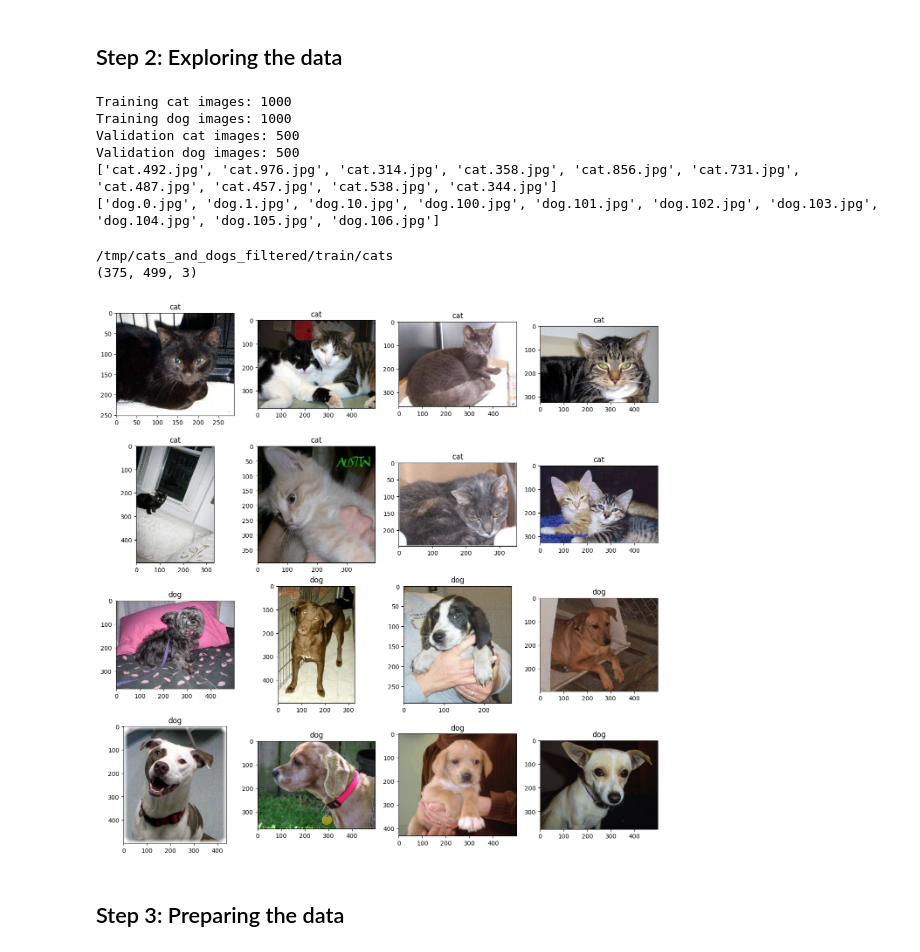
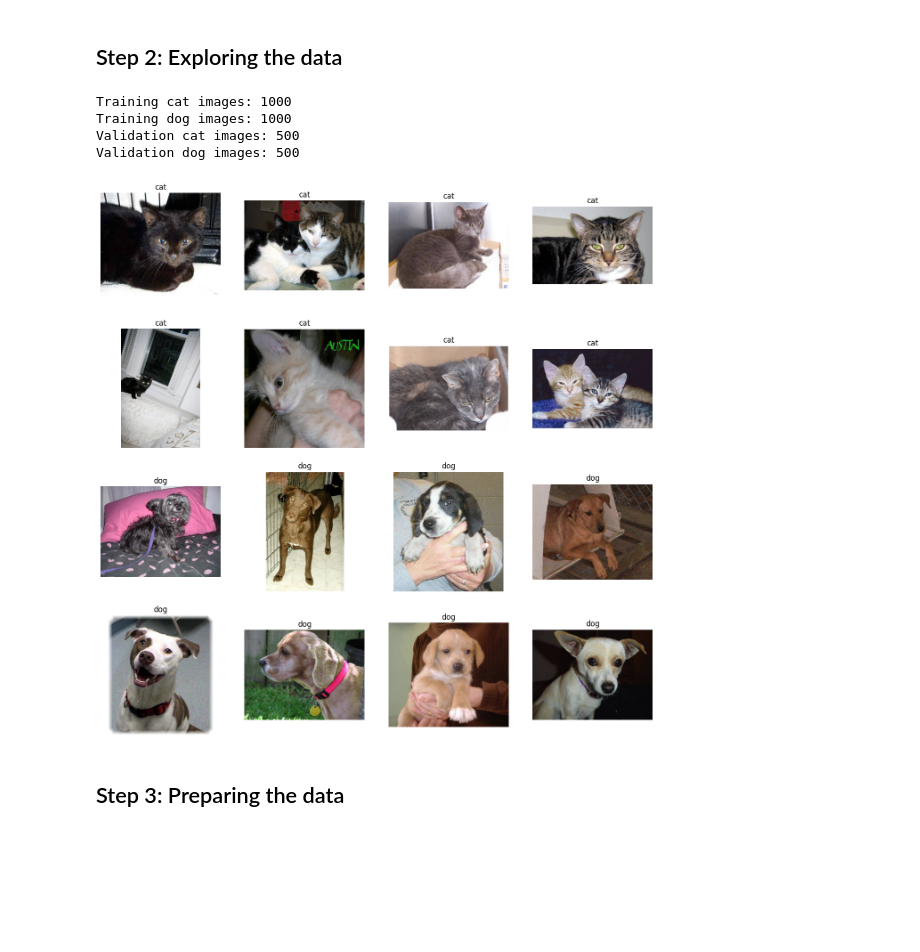
Before and after one commit to onajibb/Deep-learning-TP2, a Jupyter notebook: 02-dogs-cats-pytorch.ipynb, the cells around one changed output. Cells and saved outputs as stored; diff of their text form; code cells hidden in the pictures; blank space fills up the shorter version.

```diff
--- a/02-dogs-cats-pytorch.ipynb
+++ b/02-dogs-cats-pytorch.ipynb
@@ -126,51 +104,42 @@ print(f'Validation dog images: {len(os.listdir(validation_dogs_dir))}')
 
 # Display some images files for cats and dogs
 train_cat_fnames = os.listdir(train_cats_dir)
-print(train_cat_fnames[:10])
 train_dog_fnames = os.listdir(train_dogs_dir)
 train_dog_fnames.sort()
-print(train_dog_fnames[:10])
 # %% [output]
 Training cat images: 1000
 Training dog images: 1000
 Validation cat images: 500
 Validation dog images: 500
-['cat.492.jpg', 'cat.976.jpg', 'cat.314.jpg', 'cat.358.jpg', 'cat.856.jpg', 'cat.731.jpg', 'cat.487.jpg', 'cat.457.jpg', 'cat.538.jpg', 'cat.344.jpg']
-['dog.0.jpg', 'dog.1.jpg', 'dog.10.jpg', 'dog.100.jpg', 'dog.101.jpg', 'dog.102.jpg', 'dog.103.jpg', 'dog.104.jpg', 'dog.105.jpg', 'dog.106.jpg']
 # %%
 # Parameters for our graph; we'll output images in a 4x4 configuration
 nrows = 4
 ncols = 4
 
 # Index for iterating over images
 pic_index = 0
 
 # Set up matplotlib fig, and size it to fit 4x4 pics
 fig = plt.gcf()
 fig.set_size_inches(ncols * 4, nrows * 4)
 
 pic_index += 8
-print(train_cats_dir)
 
 next_cat_pix = [os.path.join(train_cats_dir, fname)
                 for fname in train_cat_fnames[pic_index-8:pic_index]]
 next_dog_pix = [os.path.join(train_dogs_dir, fname)
                 for fname in train_dog_fnames[pic_index-8:pic_index]]
 
 for i, img_path in enumerate(next_cat_pix+next_dog_pix):
     # Set up subplot; subplot indices start at 1
     sp = plt.subplot(nrows, ncols, i + 1)
     img = mpimg.imread(img_path)
     pathList = img_path.split(os.sep)
     plt.title(pathList[4][:3])
+    plt.axis('off')
     plt.imshow(img)
-
-
-print(img.shape)
 # %% [output]
-/tmp/cats_and_dogs_filtered/train/cats
-(375, 499, 3)
-[figure, old version]
+[figure, new version]
 # %% [markdown]
 ## Step 3: Preparing the data
 # %% [markdown]
```
Also changed, not shown: parts of 10 cells of this notebook.
